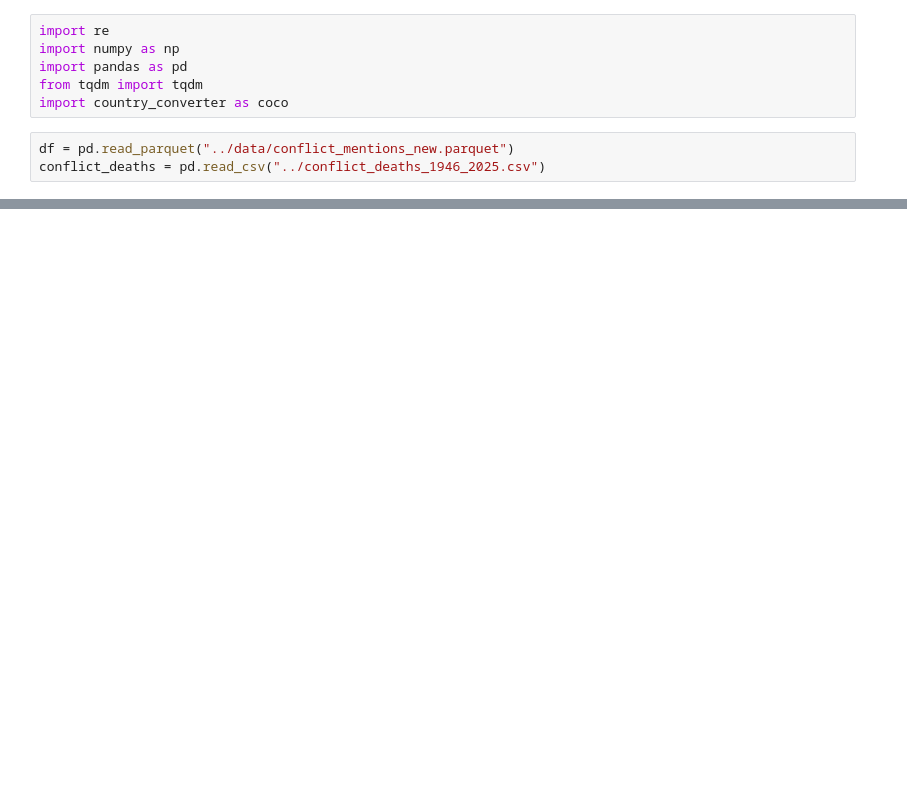
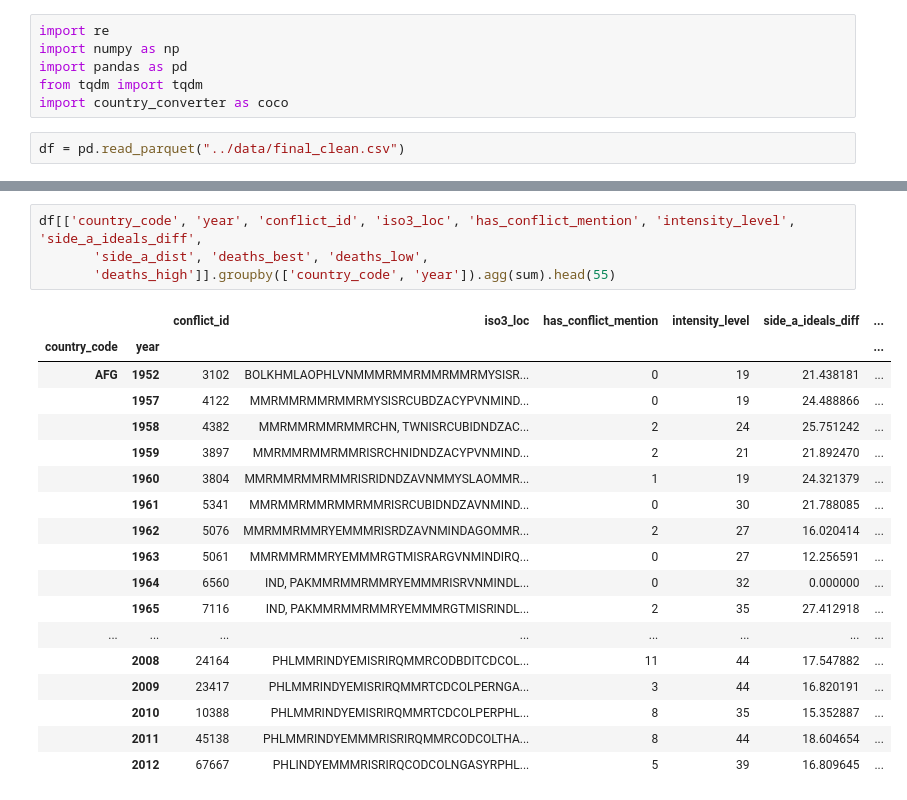
Before and after one commit to semkjaer/fundamentals_of_data_science, a Jupyter notebook: notebooks/eda_sem_new.ipynb, the cells around one changed output, grey strips where cells are left out. Cells and saved outputs as stored; diff of their text form; blank space fills up the shorter version.

```diff
--- a/notebooks/eda_sem_new.ipynb
+++ b/notebooks/eda_sem_new.ipynb
@@ -5,6 +5,5 @@ import pandas as pd
 from tqdm import tqdm
 import country_converter as coco
 # %%
-df = pd.read_parquet("../data/conflict_mentions_new.parquet")
-conflict_deaths = pd.read_csv("../conflict_deaths_1946_2025.csv")
+df = pd.read_parquet("../data/final_clean.csv")
 # %%
@@ -43,0 +76,23 @@ Index(['conflict_id', 'location', 'side_a', 'side_a_id', 'side_a_2nd',
+# %%
+df[['country_code', 'year', 'conflict_id', 'iso3_loc', 'has_conflict_mention', 'intensity_level', 'side_a_ideals_diff',
+       'side_a_dist', 'deaths_best', 'deaths_low',
+       'deaths_high']].groupby(['country_code', 'year']).agg(sum).head(55)
+# %% [output]
+|  |  | conflict_id | iso3_loc | has_conflict_mention | intensity_level | side_a_ideals_diff | ... |
+| country_code | year |  |  |  |  |  | ... |
+| AFG | 1952 | 3102 | BOLKHMLAOPHLVNMMMRMMRMMRMMRMYSISR... | 0 | 19 | 21.438181 | ... |
+|  | 1957 | 4122 | MMRMMRMMRMMRMYSISRCUBDZACYPVNMIND... | 0 | 19 | 24.488866 | ... |
+|  | 1958 | 4382 | MMRMMRMMRMMRCHN, TWNISRCUBIDNDZAC... | 2 | 24 | 25.751242 | ... |
+|  | 1959 | 3897 | MMRMMRMMRMMRISRCHNIDNDZACYPVNMIND... | 2 | 21 | 21.892470 | ... |
+|  | 1960 | 3804 | MMRMMRMMRMMRISRIDNDZAVNMMYSLAOMMR... | 1 | 19 | 24.321379 | ... |
+|  | 1961 | 5341 | MMRMMRMMRMMRMMRISRCUBIDNDZAVNMIND... | 0 | 30 | 21.788085 | ... |
+|  | 1962 | 5076 | MMRMMRMMRYEMMMRISRDZAVNMINDAGOMMR... | 2 | 27 | 16.020414 | ... |
+|  | 1963 | 5061 | MMRMMRMMRYEMMMRGTMISRARGVNMINDIRQ... | 0 | 27 | 12.256591 | ... |
+|  | 1964 | 6560 | IND, PAKMMRMMRMMRYEMMMRISRVNMINDL... | 0 | 32 | 0.000000 | ... |
+|  | 1965 | 7116 | IND, PAKMMRMMRMMRYEMMMRGTMISRINDL... | 2 | 35 | 27.412918 | ... |
+| ... | ... | ... | ... | ... | ... | ... | ... |
+|  | 2008 | 24164 | PHLMMRINDYEMISRIRQMMRCODBDITCDCOL... | 11 | 44 | 17.547882 | ... |
+|  | 2009 | 23417 | PHLMMRINDYEMISRIRQMMRTCDCOLPERNGA... | 3 | 44 | 16.820191 | ... |
+|  | 2010 | 10388 | PHLMMRINDYEMISRIRQMMRTCDCOLPERPHL... | 8 | 35 | 15.352887 | ... |
+|  | 2011 | 45138 | PHLMMRINDYEMMMRISRIRQMMRCODCOLTHA... | 8 | 44 | 18.604654 | ... |
+|  | 2012 | 67667 | PHLINDYEMMMRISRIRQCODCOLNGASYRPHL... | 5 | 39 | 16.809645 | ... |
```
Also changed, not shown: parts of 4 cells of this notebook.
